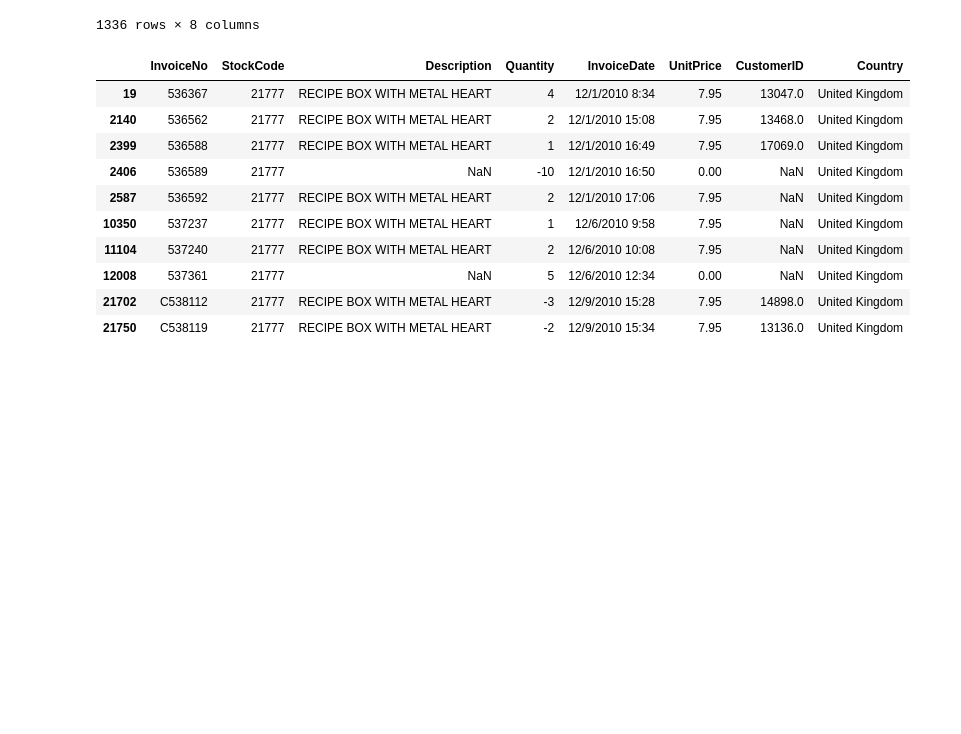
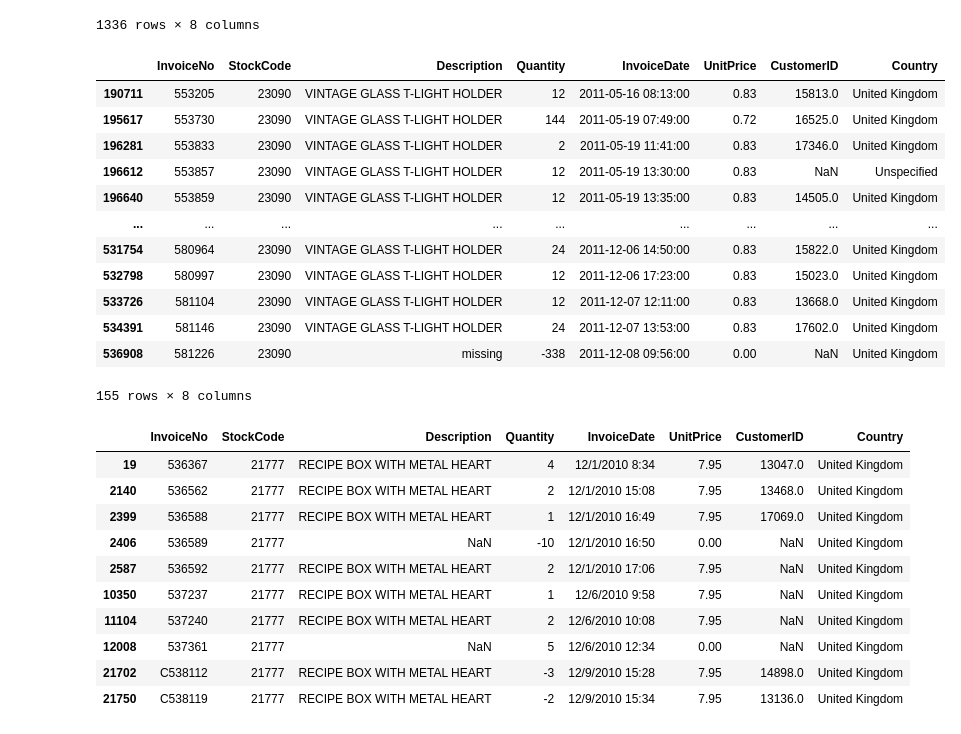
Before and after one commit to iamyunaseo/e-commerce-customer-behavior-analytics, a Jupyter notebook: e-commerce-customer-behavior-analytics.ipynb, the cells around one changed output. Drawn from its saved outputs; the diff is of its cells as text; code cells hidden in the pictures; blank space fills up the shorter version.

```diff
--- a/e-commerce-customer-behavior-analytics.ipynb
+++ b/e-commerce-customer-behavior-analytics.ipynb
@@ -302,6 +312,22 @@ df_canceled
 | 536908 | 581226 | 23090 | missing | -338 | 12/8/2011 9:56 | 0.0 | NaN | United Kingdom |
 | 538919 | 581422 | 23169 | smashed | -235 | 12/8/2011 15:24 | 0.0 | NaN | United Kingdom |
 1336 rows × 8 columns
+# %%
+df[df["StockCode"]=='23090']
+# %% [output]
+|  | InvoiceNo | StockCode | Description | Quantity | InvoiceDate | UnitPrice | CustomerID | Country |
+| 190711 | 553205 | 23090 | VINTAGE GLASS T-LIGHT HOLDER | 12 | 2011-05-16 08:13:00 | 0.83 | 15813.0 | United Kingdom |
+| 195617 | 553730 | 23090 | VINTAGE GLASS T-LIGHT HOLDER | 144 | 2011-05-19 07:49:00 | 0.72 | 16525.0 | United Kingdom |
+| 196281 | 553833 | 23090 | VINTAGE GLASS T-LIGHT HOLDER | 2 | 2011-05-19 11:41:00 | 0.83 | 17346.0 | United Kingdom |
+| 196612 | 553857 | 23090 | VINTAGE GLASS T-LIGHT HOLDER | 12 | 2011-05-19 13:30:00 | 0.83 | NaN | Unspecified |
+| 196640 | 553859 | 23090 | VINTAGE GLASS T-LIGHT HOLDER | 12 | 2011-05-19 13:35:00 | 0.83 | 14505.0 | United Kingdom |
+| ... | ... | ... | ... | ... | ... | ... | ... | ... |
+| 531754 | 580964 | 23090 | VINTAGE GLASS T-LIGHT HOLDER | 24 | 2011-12-06 14:50:00 | 0.83 | 15822.0 | United Kingdom |
+| 532798 | 580997 | 23090 | VINTAGE GLASS T-LIGHT HOLDER | 12 | 2011-12-06 17:23:00 | 0.83 | 15023.0 | United Kingdom |
+| 533726 | 581104 | 23090 | VINTAGE GLASS T-LIGHT HOLDER | 12 | 2011-12-07 12:11:00 | 0.83 | 13668.0 | United Kingdom |
+| 534391 | 581146 | 23090 | VINTAGE GLASS T-LIGHT HOLDER | 24 | 2011-12-07 13:53:00 | 0.83 | 17602.0 | United Kingdom |
+| 536908 | 581226 | 23090 | missing | -338 | 2011-12-08 09:56:00 | 0.00 | NaN | United Kingdom |
+155 rows × 8 columns
 # %%
 df[df['StockCode'] == '21777']
 # %% [output]
```
Also changed, not shown: parts of 22 cells of this notebook.
